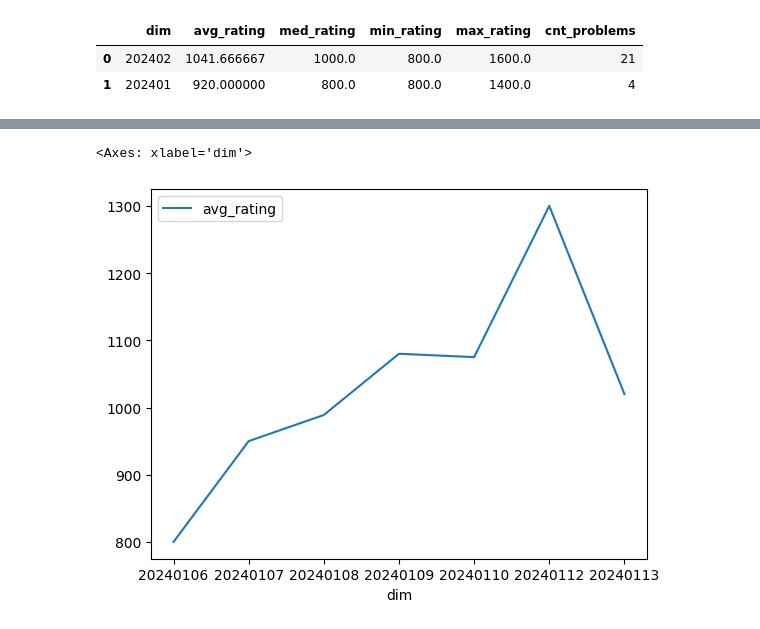
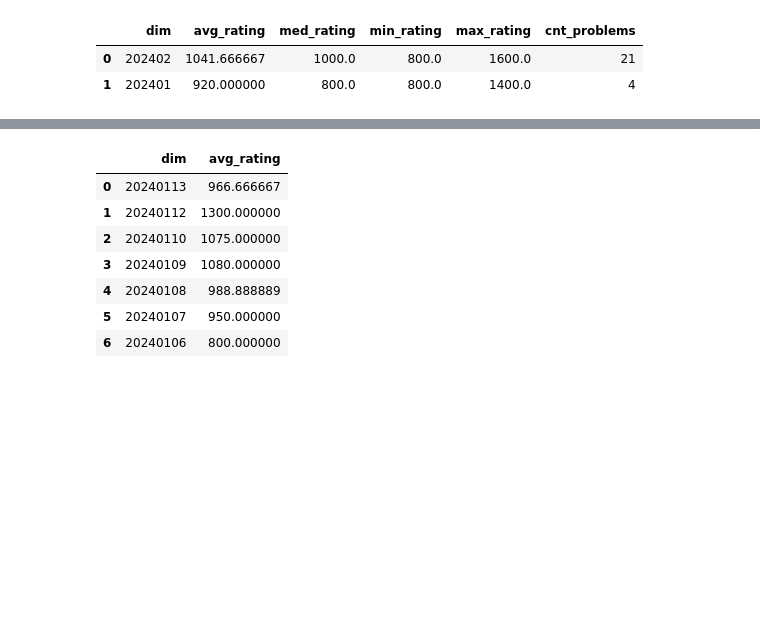
Before and after one commit to sh19910711/memo, a Jupyter notebook: codeforces.com/memo.ipynb, the cells around one changed output, grey strips where cells are left out. Drawn from its saved outputs; the diff is of its cells as text; code cells hidden in the pictures; blank space fills up the shorter version.

```diff
--- a/codeforces.com/memo.ipynb
+++ b/codeforces.com/memo.ipynb
@@ -473,25 +552,31 @@ duckdb.connect().execute(
 # %%
 duckdb.connect().execute(
 '''
     select
         dim,
         avg(rating) as avg_rating,
     from
         (select
             -- strftime(created_at, '%Y%W') as dim,
             strftime(created_at, '%Y%m%d') as dim,
             *
         from
             df5
         where
             year(created_at) >= 2024
         )
     group by
         dim
     order by
-        dim
+        dim desc
 '''
-).df().plot.line(x='dim', y='avg_rating')
+).df() # .plot.line(x='dim', y='avg_rating')
 # %% [output]
-<Axes: xlabel='dim'>
-[figure, removed]
+|  | dim | avg_rating |
+| 0 | 20240113 | 966.666667 |
+| 1 | 20240112 | 1300.000000 |
+| 2 | 20240110 | 1075.000000 |
+| 3 | 20240109 | 1080.000000 |
+| 4 | 20240108 | 988.888889 |
+| 5 | 20240107 | 950.000000 |
+| 6 | 20240106 | 800.000000 |
```
Also changed, not shown: parts of 7 cells of this notebook, 7 other files.
